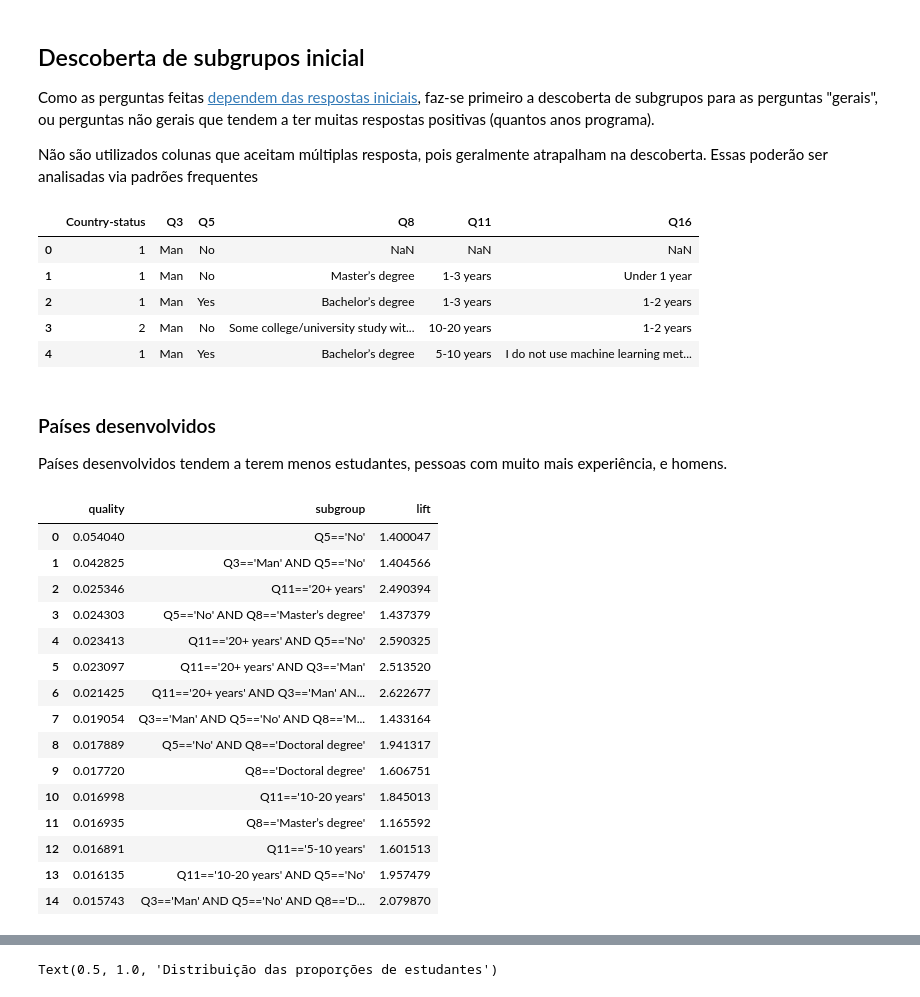
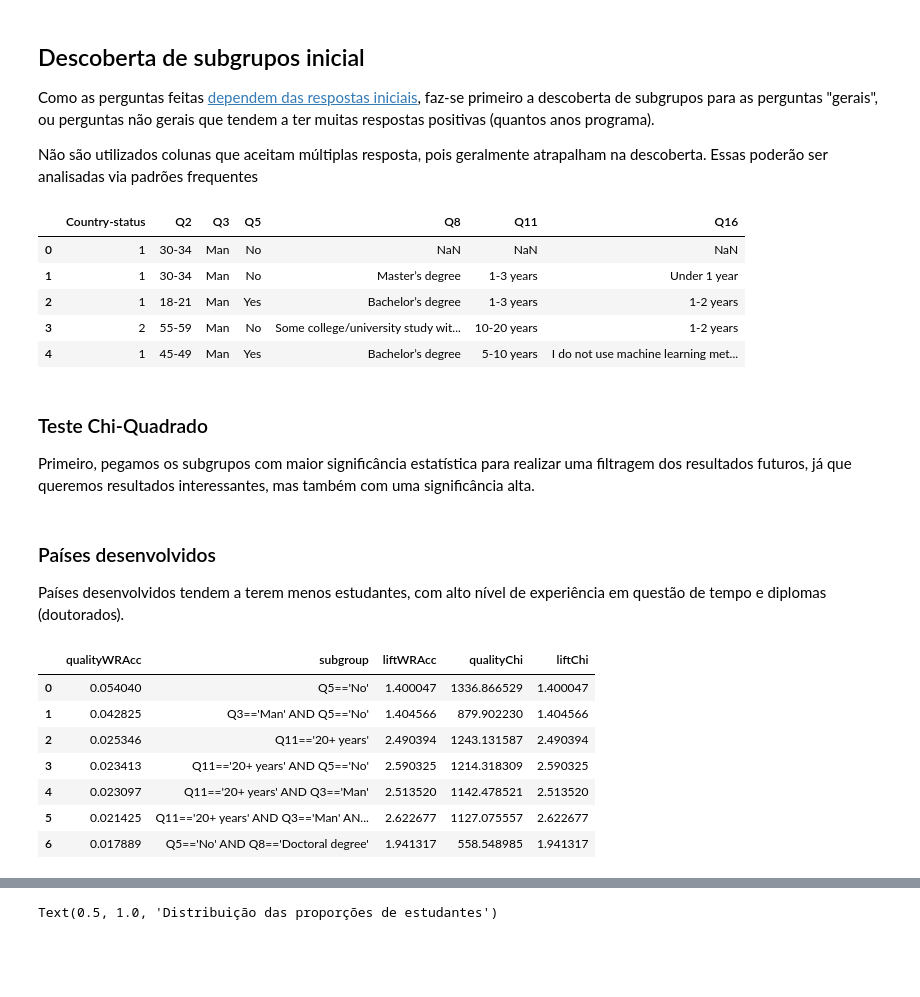
Before and after one commit to vlcfaria/kaggle-datamine, a Jupyter notebook: analysis.ipynb, the cells around one changed output, grey strips where cells are left out. Drawn from its saved outputs; the diff is of its cells as text; code cells hidden in the pictures; blank space fills up the shorter version.

Commit message:
feat: added merging with chi, wracc plots

```diff
--- a/analysis.ipynb
+++ b/analysis.ipynb
@@ -71,46 +72,54 @@ def filter_df(df, questions):
         selected.extend([c for c in cols if c == q or c.startswith(q + '_')])
     return df[selected]
 
-filtered = filter_df(df, ['Country-status', 'Q3', 'Q5', 'Q8', 'Q11', 'Q16'])
+filtered = filter_df(df, ['Country-status', 'Q2', 'Q3', 'Q5', 'Q8', 'Q11', 'Q16'])
 filtered.head()
 # %% [output]
-|  | Country-status | Q3 | Q5 | Q8 | Q11 | Q16 |
-| 0 | 1 | Man | No | NaN | NaN | NaN |
-| 1 | 1 | Man | No | Master’s degree | 1-3 years | Under 1 year |
-| 2 | 1 | Man | Yes | Bachelor’s degree | 1-3 years | 1-2 years |
-| 3 | 2 | Man | No | Some college/university study wit... | 10-20 years | 1-2 years |
-| 4 | 1 | Man | Yes | Bachelor’s degree | 5-10 years | I do not use machine learning met... |
+|  | Country-status | Q2 | Q3 | Q5 | Q8 | Q11 | Q16 |
+| 0 | 1 | 30-34 | Man | No | NaN | NaN | NaN |
+| 1 | 1 | 30-34 | Man | No | Master’s degree | 1-3 years | Under 1 year |
+| 2 | 1 | 18-21 | Man | Yes | Bachelor’s degree | 1-3 years | 1-2 years |
+| 3 | 2 | 55-59 | Man | No | Some college/university study wit... | 10-20 years | 1-2 years |
+| 4 | 1 | 45-49 | Man | Yes | Bachelor’s degree | 5-10 years | I do not use machine learning met... |
+# %% [markdown]
+### Teste Chi-Quadrado
+
+Primeiro, pegamos os subgrupos com maior significância estatística para realizar uma filtragem dos resultados futuros, já que queremos resultados interessantes, mas também com uma significância alta.
+# %%
+target = ps.BinaryTarget('Country-status', 2)
+searchspace = ps.create_selectors(filtered, ignore=['Country-status'])
+task = ps.SubgroupDiscoveryTask (
+    filtered,
+    target,
+    searchspace,
+    result_set_size=30,
+    depth=3,
+    qf=ps.ChiSquaredQF())
+chi = ps.BeamSearch(beam_width=30).execute(task).to_dataframe()[['quality','subgroup','lift']]
 # %% [markdown]
 ### Países desenvolvidos
 
-Países desenvolvidos tendem a terem menos estudantes, pessoas com muito mais experiência, e homens.
+Países desenvolvidos tendem a terem menos estudantes, com alto nível de experiência em questão de tempo e diplomas (doutorados).
 # %%
 target = ps.BinaryTarget('Country-status', 2)
 searchspace = ps.create_selectors(filtered, ignore=['Country-status'])
 task = ps.SubgroupDiscoveryTask (
     filtered,
     target,
     searchspace,
-    result_set_size=15,
+    result_set_size=10,
     depth=3,
     qf=ps.WRAccQF())
-result = ps.BeamSearch().execute(task)
+developed = ps.BeamSearch(beam_width=30).execute(task).to_dataframe()[['quality','subgroup','lift']]
+developed = pd.merge(developed, chi, 'inner', on='subgroup', suffixes=('WRAcc', 'Chi'))
 
-result.to_dataframe()[['quality','subgroup','lift']]
+developed
 # %% [output]
-|  | quality | subgroup | lift |
-| 0 | 0.054040 | Q5=='No' | 1.400047 |
-| 1 | 0.042825 | Q3=='Man' AND Q5=='No' | 1.404566 |
-| 2 | 0.025346 | Q11=='20+ years' | 2.490394 |
-| 3 | 0.024303 | Q5=='No' AND Q8=='Master’s degree' | 1.437379 |
-| 4 | 0.023413 | Q11=='20+ years' AND Q5=='No' | 2.590325 |
-| 5 | 0.023097 | Q11=='20+ years' AND Q3=='Man' | 2.513520 |
-| 6 | 0.021425 | Q11=='20+ years' AND Q3=='Man' AN... | 2.622677 |
-| 7 | 0.019054 | Q3=='Man' AND Q5=='No' AND Q8=='M... | 1.433164 |
-| 8 | 0.017889 | Q5=='No' AND Q8=='Doctoral degree' | 1.941317 |
-| 9 | 0.017720 | Q8=='Doctoral degree' | 1.606751 |
-| 10 | 0.016998 | Q11=='10-20 years' | 1.845013 |
-| 11 | 0.016935 | Q8=='Master’s degree' | 1.165592 |
-| 12 | 0.016891 | Q11=='5-10 years' | 1.601513 |
-| 13 | 0.016135 | Q11=='10-20 years' AND Q5=='No' | 1.957479 |
-| 14 | 0.015743 | Q3=='Man' AND Q5=='No' AND Q8=='D... | 2.079870 |
+|  | qualityWRAcc | subgroup | liftWRAcc | qualityChi | liftChi |
+| 0 | 0.054040 | Q5=='No' | 1.400047 | 1336.866529 | 1.400047 |
+| 1 | 0.042825 | Q3=='Man' AND Q5=='No' | 1.404566 | 879.902230 | 1.404566 |
+| 2 | 0.025346 | Q11=='20+ years' | 2.490394 | 1243.131587 | 2.490394 |
+| 3 | 0.023413 | Q11=='20+ years' AND Q5=='No' | 2.590325 | 1214.318309 | 2.590325 |
+| 4 | 0.023097 | Q11=='20+ years' AND Q3=='Man' | 2.513520 | 1142.478521 | 2.513520 |
+| 5 | 0.021425 | Q11=='20+ years' AND Q3=='Man' AN... | 2.622677 | 1127.075557 | 2.622677 |
+| 6 | 0.017889 | Q5=='No' AND Q8=='Doctoral degree' | 1.941317 | 558.548985 | 1.941317 |
```
Also changed, not shown: parts of 9 cells of this notebook.
